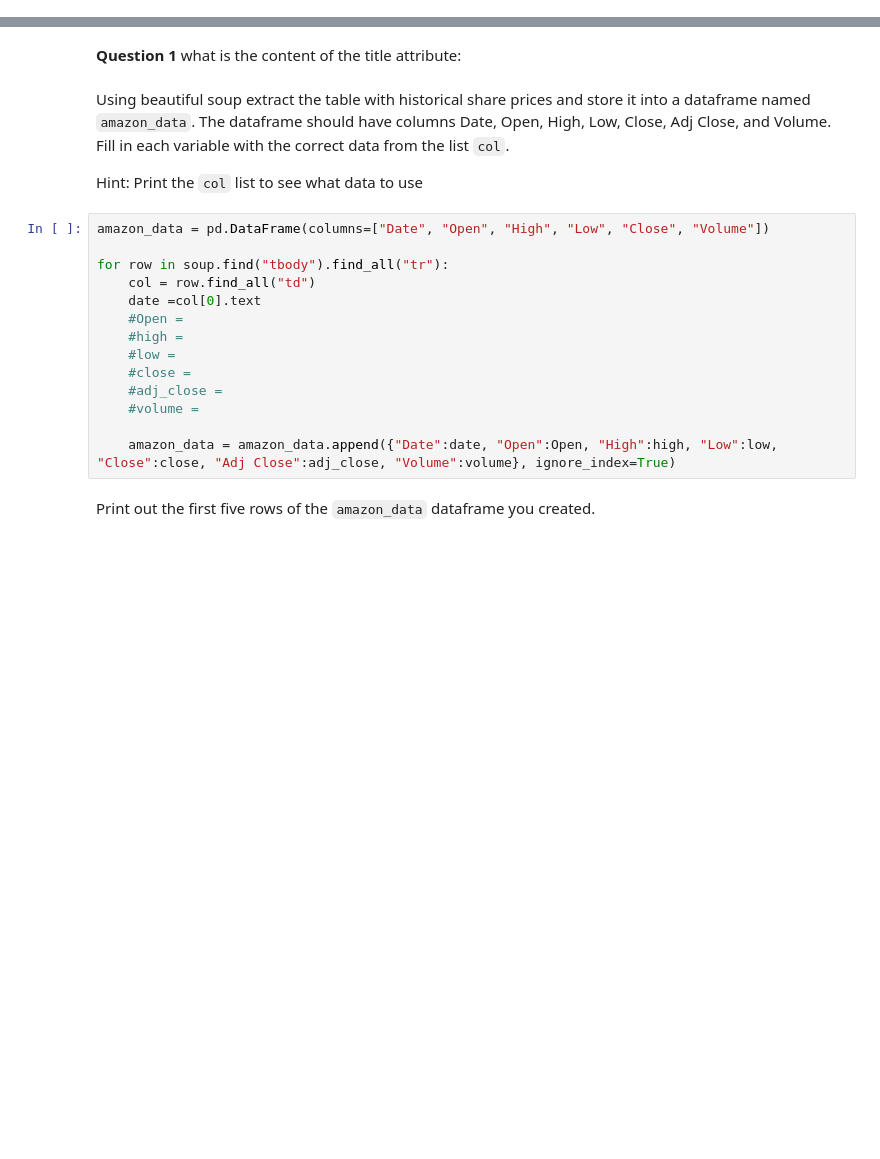
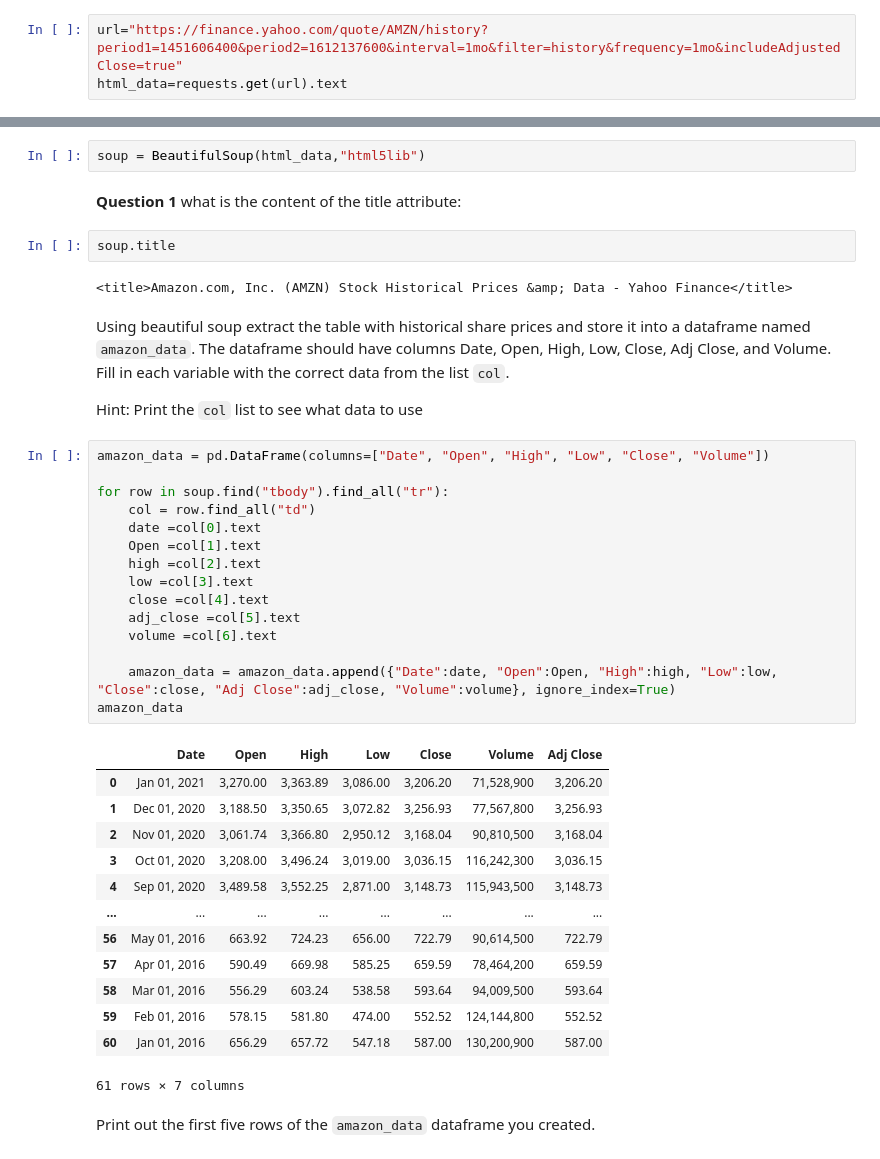
Before and after one commit to manursanchez/Practicas_Python_DataScience, a Jupyter notebook: 3. Final Assignment Webscraping.ipynb, the cells around one changed output, grey strips where cells are left out. Cells and saved outputs as stored; diff of their text form; blank space fills up the shorter version.

```diff
--- a/3. Final Assignment Webscraping.ipynb
+++ b/3. Final Assignment Webscraping.ipynb
@@ -33,10 +50,19 @@ from bs4 import BeautifulSoup
 ## Using Webscraping to Extract Stock Data
 # %% [markdown]
 Use the `requests` library to download the webpage [https://finance.yahoo.com/quote/AMZN/history?period1=1451606400&period2=1612137600&interval=1mo&filter=history&frequency=1mo&includeAdjustedClose=true](https://finance.yahoo.com/quote/AMZN/history?period1=1451606400&period2=1612137600&interval=1mo&filter=history&frequency=1mo&includeAdjustedClose=true&cm_mmc=Email_Newsletter-_-Developer_Ed%2BTech-_-WW_WW-_-SkillsNetwork-Courses-IBMDeveloperSkillsNetwork-PY0220EN-SkillsNetwork-23455606&cm_mmca1=000026UJ&cm_mmca2=10006555&cm_mmca3=M12345678&cvosrc=email.Newsletter.M12345678&cvo_campaign=000026UJ&cm_mmc=Email_Newsletter-_-Developer_Ed%2BTech-_-WW_WW-_-SkillsNetwork-Courses-IBMDeveloperSkillsNetwork-PY0220EN-SkillsNetwork-23455606&cm_mmca1=000026UJ&cm_mmca2=10006555&cm_mmca3=M12345678&cvosrc=email.Newsletter.M12345678&cvo_campaign=000026UJ&cm_mmc=Email_Newsletter-_-Developer_Ed%2BTech-_-WW_WW-_-SkillsNetwork-Courses-IBMDeveloperSkillsNetwork-PY0220EN-SkillsNetwork-23455606&cm_mmca1=000026UJ&cm_mmca2=10006555&cm_mmca3=M12345678&cvosrc=email.Newsletter.M12345678&cvo_campaign=000026UJ&cm_mmc=Email_Newsletter-_-Developer_Ed%2BTech-_-WW_WW-_-SkillsNetwork-Courses-IBMDeveloperSkillsNetwork-PY0220EN-SkillsNetwork-23455606&cm_mmca1=000026UJ&cm_mmca2=10006555&cm_mmca3=M12345678&cvosrc=email.Newsletter.M12345678&cvo_campaign=000026UJ). Save the text of the response as a variable named `html_data`.
+# %%
+url="https://finance.yahoo.com/quote/AMZN/history?period1=1451606400&period2=1612137600&interval=1mo&filter=history&frequency=1mo&includeAdjustedClose=true"
+html_data=requests.get(url).text
 # %% [markdown]
 Parse the html data using `beautiful_soup`.
+# %%
+soup = BeautifulSoup(html_data,"html5lib")
 # %% [markdown]
 <b>Question 1</b> what is the content of the title attribute:
+# %%
+soup.title
+# %% [output]
+<title>Amazon.com, Inc. (AMZN) Stock Historical Prices &amp; Data - Yahoo Finance</title>
 # %% [markdown]
 Using beautiful soup extract the table with historical share prices and store it into a dataframe named `amazon_data`. The dataframe should have columns Date, Open, High, Low, Close, Adj Close, and Volume. Fill in each variable with the correct data from the list `col`.
 
@@ -44,16 +70,31 @@ Hint: Print the `col` list to see what data to use
 # %%
 amazon_data = pd.DataFrame(columns=["Date", "Open", "High", "Low", "Close", "Volume"])
 
 for row in soup.find("tbody").find_all("tr"):
     col = row.find_all("td")
     date =col[0].text
-    #Open =
-    #high =
-    #low =
-    #close =
-    #adj_close =
-    #volume =
+    Open =col[1].text
+    high =col[2].text
+    low =col[3].text
+    close =col[4].text
+    adj_close =col[5].text
+    volume =col[6].text
 
     amazon_data = amazon_data.append({"Date":date, "Open":Open, "High":high, "Low":low, "Close":close, "Adj Close":adj_close, "Volume":volume}, ignore_index=True)
+amazon_data
+# %% [output]
+|  | Date | Open | High | Low | Close | Volume | Adj Close |
+| 0 | Jan 01, 2021 | 3,270.00 | 3,363.89 | 3,086.00 | 3,206.20 | 71,528,900 | 3,206.20 |
+| 1 | Dec 01, 2020 | 3,188.50 | 3,350.65 | 3,072.82 | 3,256.93 | 77,567,800 | 3,256.93 |
+| 2 | Nov 01, 2020 | 3,061.74 | 3,366.80 | 2,950.12 | 3,168.04 | 90,810,500 | 3,168.04 |
+| 3 | Oct 01, 2020 | 3,208.00 | 3,496.24 | 3,019.00 | 3,036.15 | 116,242,300 | 3,036.15 |
+| 4 | Sep 01, 2020 | 3,489.58 | 3,552.25 | 2,871.00 | 3,148.73 | 115,943,500 | 3,148.73 |
+| ... | ... | ... | ... | ... | ... | ... | ... |
+| 56 | May 01, 2016 | 663.92 | 724.23 | 656.00 | 722.79 | 90,614,500 | 722.79 |
+| 57 | Apr 01, 2016 | 590.49 | 669.98 | 585.25 | 659.59 | 78,464,200 | 659.59 |
+| 58 | Mar 01, 2016 | 556.29 | 603.24 | 538.58 | 593.64 | 94,009,500 | 593.64 |
+| 59 | Feb 01, 2016 | 578.15 | 581.80 | 474.00 | 552.52 | 124,144,800 | 552.52 |
+| 60 | Jan 01, 2016 | 656.29 | 657.72 | 547.18 | 587.00 | 130,200,900 | 587.00 |
+61 rows × 7 columns
 # %% [markdown]
 Print out the first five rows of the `amazon_data` dataframe you created.
```
Also changed, not shown: parts of 4 cells of this notebook, 1 other file.
